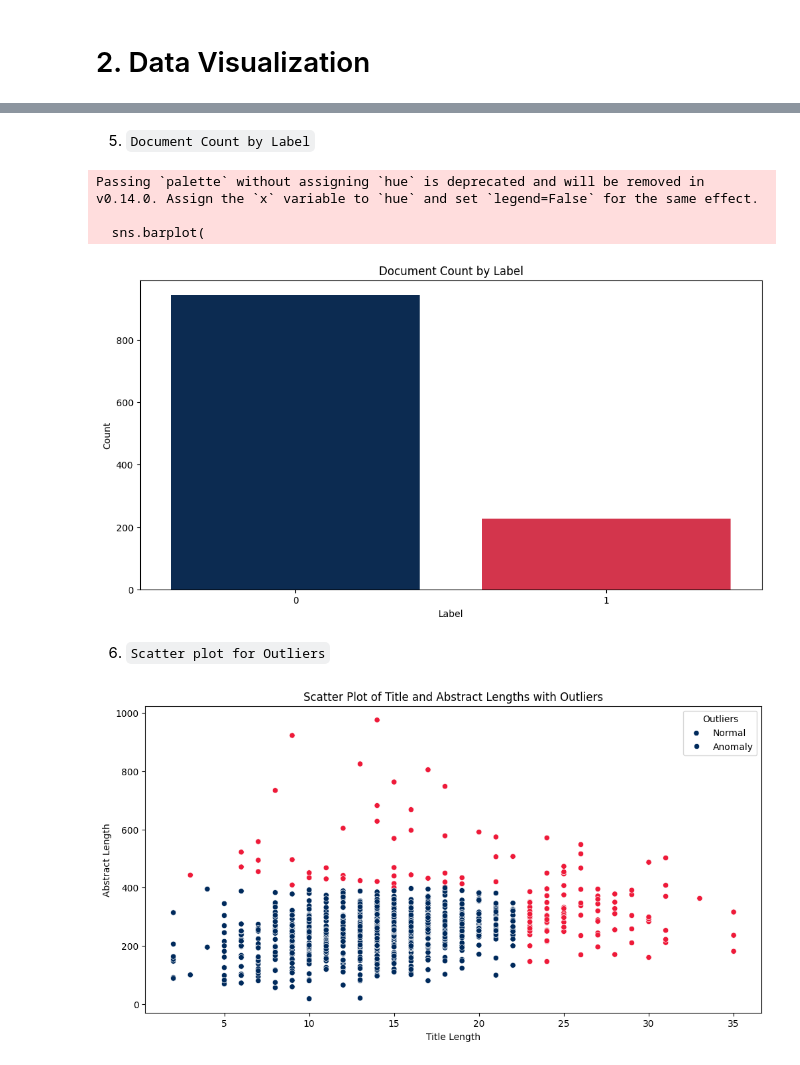
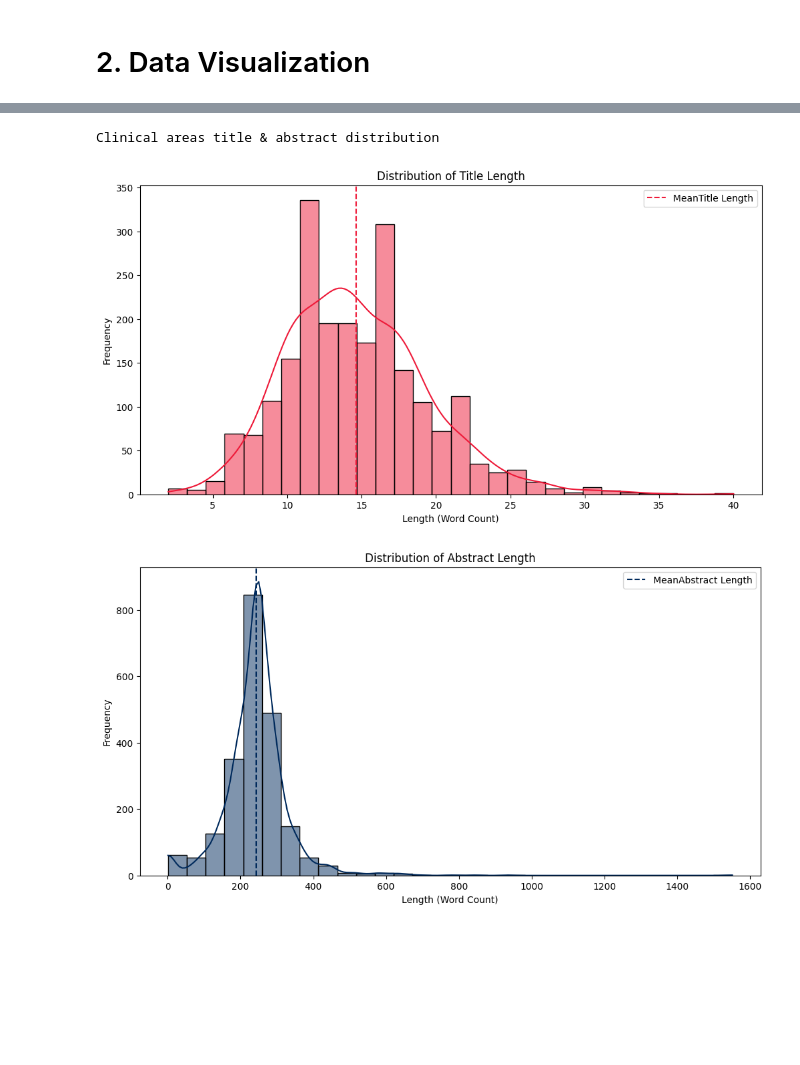
Before and after one commit to Cesar85Hol/papers-class-NLP, a Jupyter notebook: MLD classifiers.ipynb, the cells around one changed output, grey strips where cells are left out. Saved outputs shown, nothing was run; the diff lists cells and outputs as text; code cells hidden in the pictures; blank space fills up the shorter version.

Commit message:
number of words understood

```diff
--- a/MLD classifiers.ipynb
+++ b/MLD classifiers.ipynb
@@ -57,6 +47,0 @@ Average Abstract Length: 256.62 words
-# %%
-data['Title Issues'] = data['Title'].apply(lambda x: isinstance(x, str) and len(x.strip()) > 0)
-data['Abstract Issues'] = data['Abstract'].apply(lambda x: isinstance(x, str) and len(x.strip()) > 0)
-
-print(f"Number of rows with Anomalies in the Title: {data[~data['Title Issues']].shape[0]}")
-print(f"Number of rows with Anomalies in the Abstract: {data[~data['Abstract Issues']].shape[0]}")
@@ -68,10 +47,0 @@ Number of rows with Anomalies in the Abstract: 44
-# %%
-data = data[data['Title Issues'] & data['Abstract Issues']]
-
-# reset
-data.reset_index(drop=True, inplace=True)
-
-data = data[['Title', 'Abstract', 'Label', 'Title Length', 'Abstract Length']]
-
-# check
-data.head()
@@ -87,14 +47,0 @@ data.head()
-# %%
-thresholds = {
-    'Title': 1.5 * data['Title Length'].mean(),
-    'Abstract': 1.5 * data['Abstract Length'].mean()
-    }
-
-# deviation
-data['Title Deviation'] = (data['Title Length'] - data['Title Length'].mean()) / data['Title Length'].mean()
-data['Abstract Deviation'] = (data['Abstract Length'] - data['Abstract Length'].mean()) / data['Abstract Length'].mean()
-
-outliers = data[(data['Title Length'] > thresholds['Title']) | (data['Abstract Length'] > thresholds['Abstract'])]
-
-print(f"Number of Outliers: {len(outliers)}")
-outliers.head()
@@ -120,0 +48,2 @@ Name: count, dtype: int64
+# %%
+stats_CA=show_stats_of_titles_abstracts(dataset_CA)
@@ -201,37 +94,8 @@ plt.show()
-# %% [markdown]
-5. `Document Count by Label`
-# %%
-plt.figure(figsize=(12, 6))
-sns.barplot(
-    x=counts.index,
-    y=counts.values,
-    palette=[polito, unito]
-)
-plt.title("Document Count by Label")
-plt.xlabel("Label")
-plt.ylabel("Count")
-plt.show()
-# %% [output]
-Passing `palette` without assigning `hue` is deprecated and will be removed in v0.14.0. Assign the `x` variable to `hue` and set `legend=False` for the same effect.
-
-  sns.barplot(
-[figure, removed]
-# %% [markdown]
-6. `Scatter plot for Outliers`
-# %%
-plt.figure(figsize=(12, 6))
-sns.scatterplot(
-    data=data,
-    x='Title Length',
-    y='Abstract Length',
-    hue=(data.index.isin(outliers.index)),
-    palette={True: unito,
-             False: polito}
-)
-plt.title("Scatter Plot of Title and Abstract Lengths with Outliers")
-plt.xlabel("Title Length")
-plt.ylabel("Abstract Length")
-plt.legend(title="Outliers", labels=["Normal", "Anomaly"])
-plt.show()
-# %% [output]
-[figure, removed]
+# %%
+print(f"Clinical areas title & abstract distribution")
+show_distributions(stats_CA,'Title Length',col='#EE1A39')
+show_distributions(stats_CA,'Abstract Length',col='#002A5C')
+# %% [output]
+Clinical areas title & abstract distribution
+[figure, added]
+[figure, added]
```
Also changed, not shown: parts of 43 cells of this notebook.
